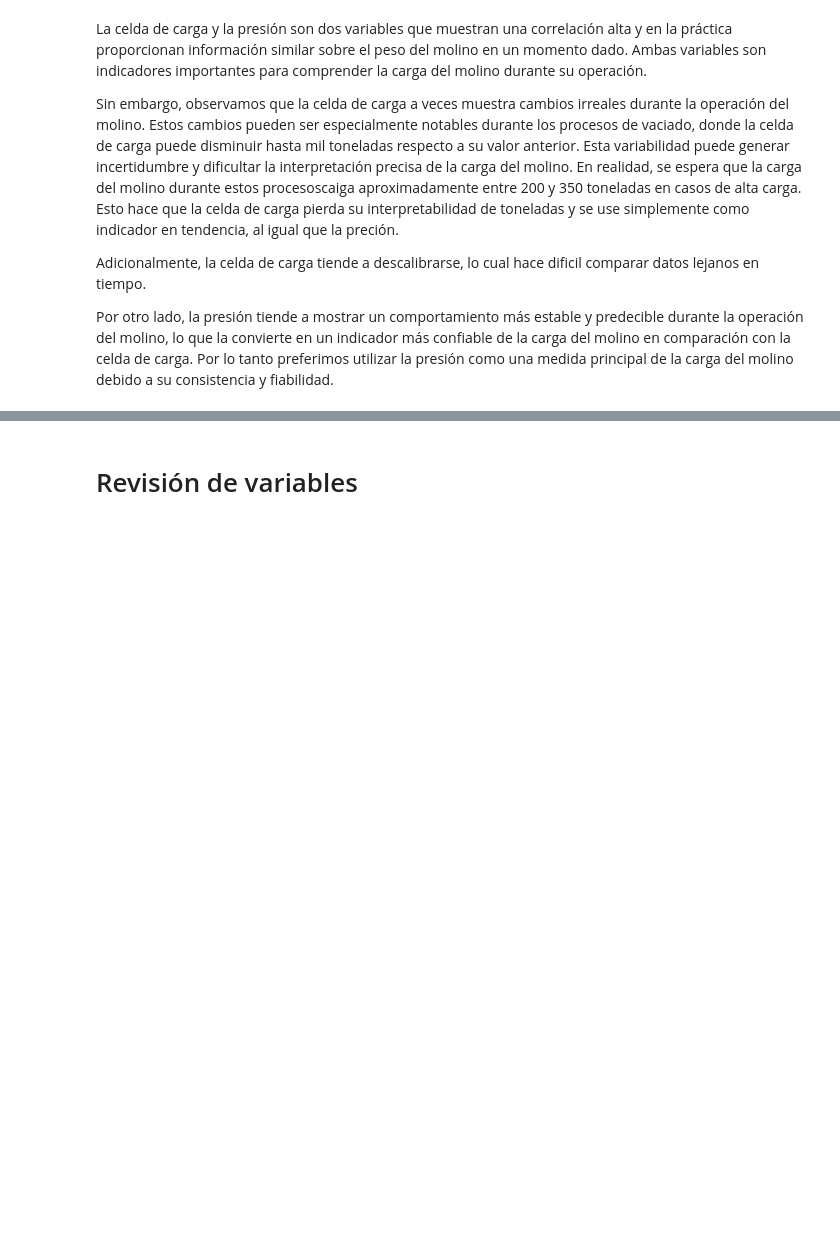
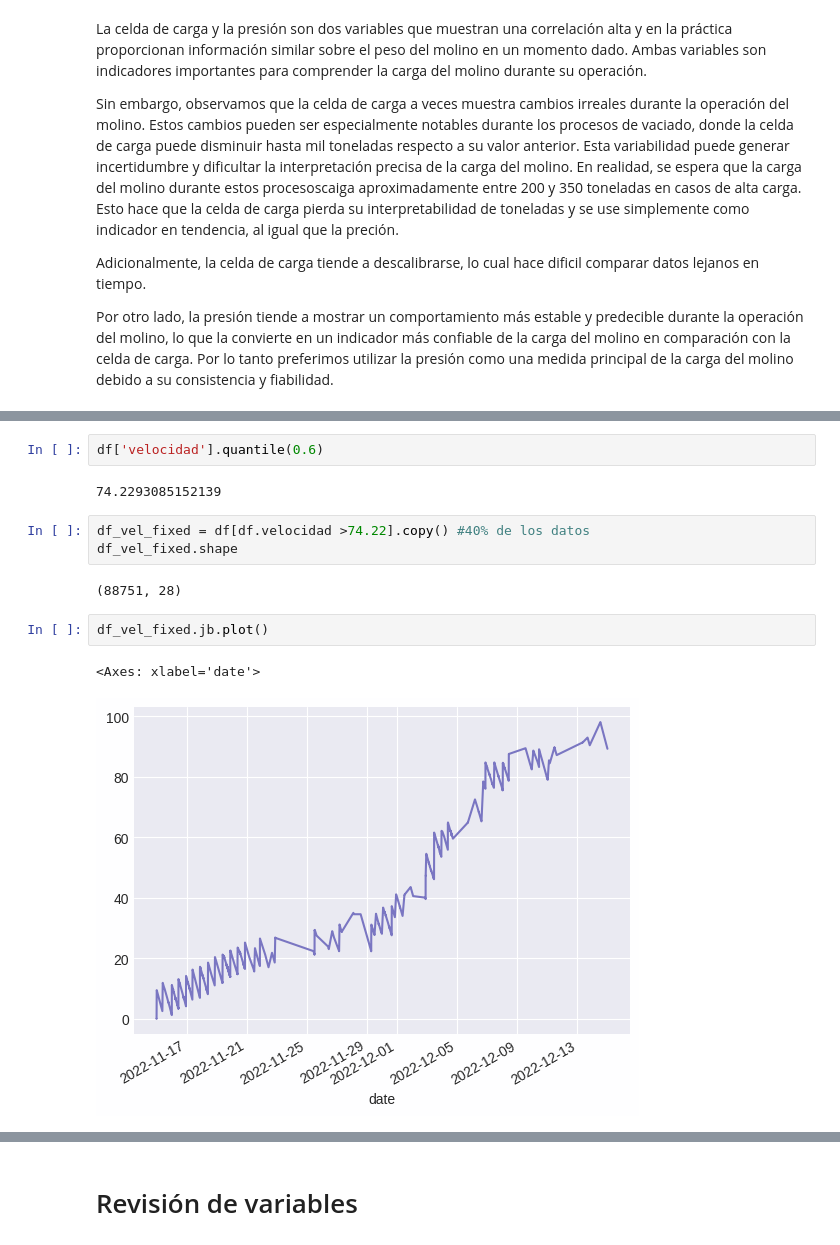
Before and after one commit to guillermovc/MLOps-grinding, a Jupyter notebook: notebooks/EDA_000_misael.ipynb, the cells around one changed output, grey strips where cells are left out. Drawn from its saved outputs; the diff is of its cells as text; blank space fills up the shorter version.

```diff
--- a/notebooks/EDA_000_misael.ipynb
+++ b/notebooks/EDA_000_misael.ipynb
@@ -107,0 +128,14 @@ PosixPath('/home/misael/repos/MLOps-grinding/data')
+# %%
+df['velocidad'].quantile(0.6)
+# %% [output]
+74.2293085152139
+# %%
+df_vel_fixed = df[df.velocidad >74.22].copy() #40% de los datos
+df_vel_fixed.shape
+# %% [output]
+(88751, 28)
+# %%
+df_vel_fixed.jb.plot()
+# %% [output]
+<Axes: xlabel='date'>
+[figure, added]
```
Also changed, not shown: parts of 22 cells of this notebook.
